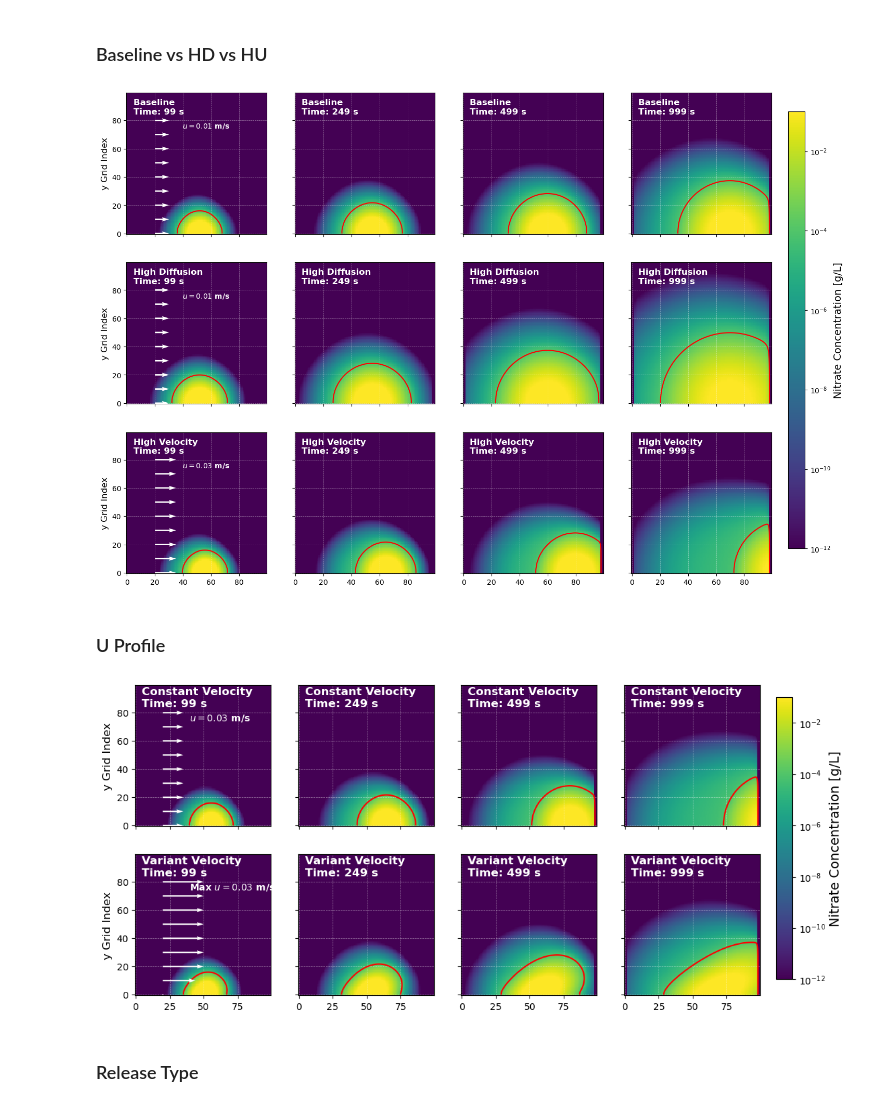
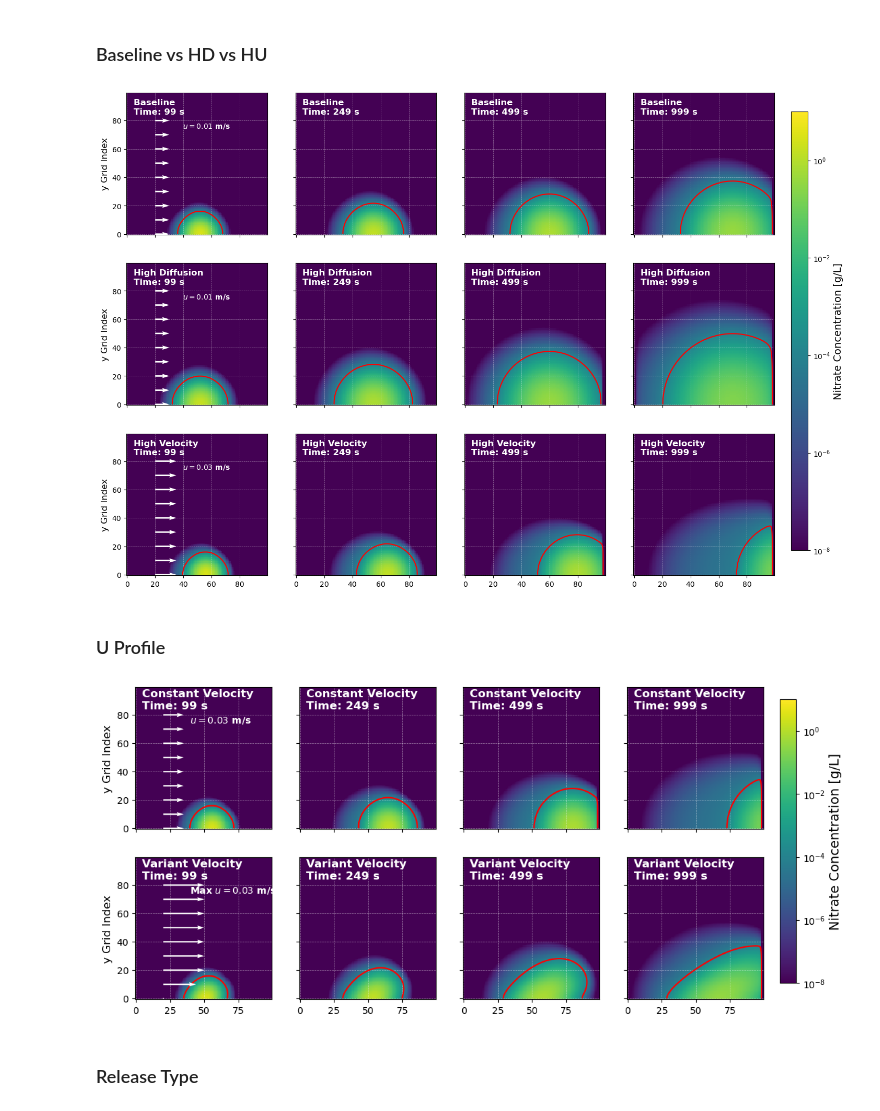
Before and after one commit to Haechan-Kimm/EOSC511-TheDeepThinkers, a Jupyter notebook: 2D visulization/Codes/Visulization.ipynb, the cells around one changed output. Cells and saved outputs as stored; diff of their text form; code cells hidden in the pictures.

```diff
--- a/2D visulization/Codes/Visulization.ipynb
+++ b/2D visulization/Codes/Visulization.ipynb
@@ -1138,7 +1138,7 @@ tt = [99, 249, 499, 999]
 # print(maxval)
 
 cmap = cmx.viridis
-norm = colors.LogNorm(vmin=1e-12, vmax=1e-1)
+norm = colors.LogNorm(vmin=1e-8, vmax=1e1)
 
 # Visualization
 fig, axes = plt.subplots(3, 4, figsize=(16, 12), sharex=True, sharey=True)
@@ -1192,34 +1192,34 @@ for i, exp_data in enumerate(experiments):
 
             if exp_labels[i] == 'Y Dependent Velocity':
                 U_speed = u0 * np.log((Y_arrow+1) )
                 U_speed[U_speed > 3 * u0] = 3 * u0
                 speed_text_val = 3 * u0
                 speed_text_str = f'Max $u={speed_text_val:.2f}$ m/s'
                 arrow_scale = 0.1
                 print('Y Dependent Velocity U_speed:', U_speed)
 
             elif exp_labels[i] == 'High Velocity':
                 high_u_val = 0.03
                 U_speed = np.ones_like(Y_arrow) * high_u_val
                 speed_text_val = high_u_val
                 speed_text_str = f'$u={speed_text_val:.2f}$ m/s'
                 arrow_scale = 0.2
 
 
             ax.quiver(X_arrow, Y_arrow, U_speed, V_speed, color='white', scale=arrow_scale, width=0.01, zorder=3)
 
             ax.text(0.4, 0.75, speed_text_str, transform=ax.transAxes, color='white', fontsize=10, fontweight='bold')
 
 # leave room for colorbar
 fig.subplots_adjust(right=0.90)
 
 cbar_ax = fig.add_axes([0.92, 0.15, 0.02, 0.7])
 cbar = fig.colorbar(im, cax=cbar_ax)
 cbar.set_label('Nitrate Concentration [g/L]', fontsize=14)
 
 plt.show()
 # %% [output]
-[figure, old version]
+[figure, new version]
 # %% [markdown]
 ### U Profile
 # %%
@@ -1244,7 +1244,7 @@ tt = [99, 249, 499, 999]
 # print(maxval)
 
 cmap = cmx.viridis
-norm = colors.LogNorm(vmin=1e-12, vmax=1e-1)
+norm = colors.LogNorm(vmin=1e-8, vmax=1e1)
 
 # Visualization
 fig, axes = plt.subplots(2, 4, figsize=(12, 6), sharex=True, sharey=True)
@@ -1325,7 +1325,7 @@ cbar.set_label('Nitrate Concentration [g/L]', fontsize=14)
 
 plt.show()
 # %% [output]
-[figure, old version]
+[figure, new version]
 # %% [markdown]
 ### Release Type
 # %%
```
Also changed, not shown: parts of 2 cells of this notebook, 10 other files.
